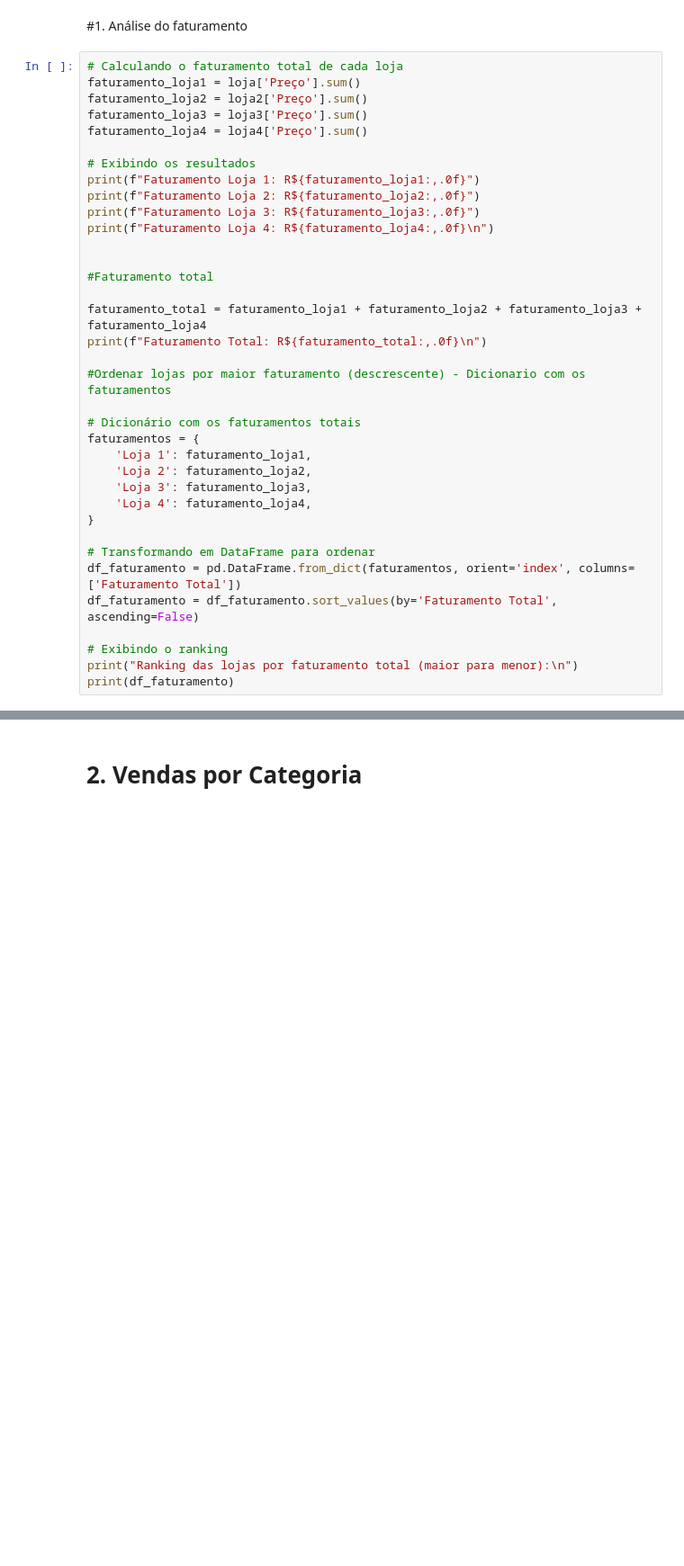
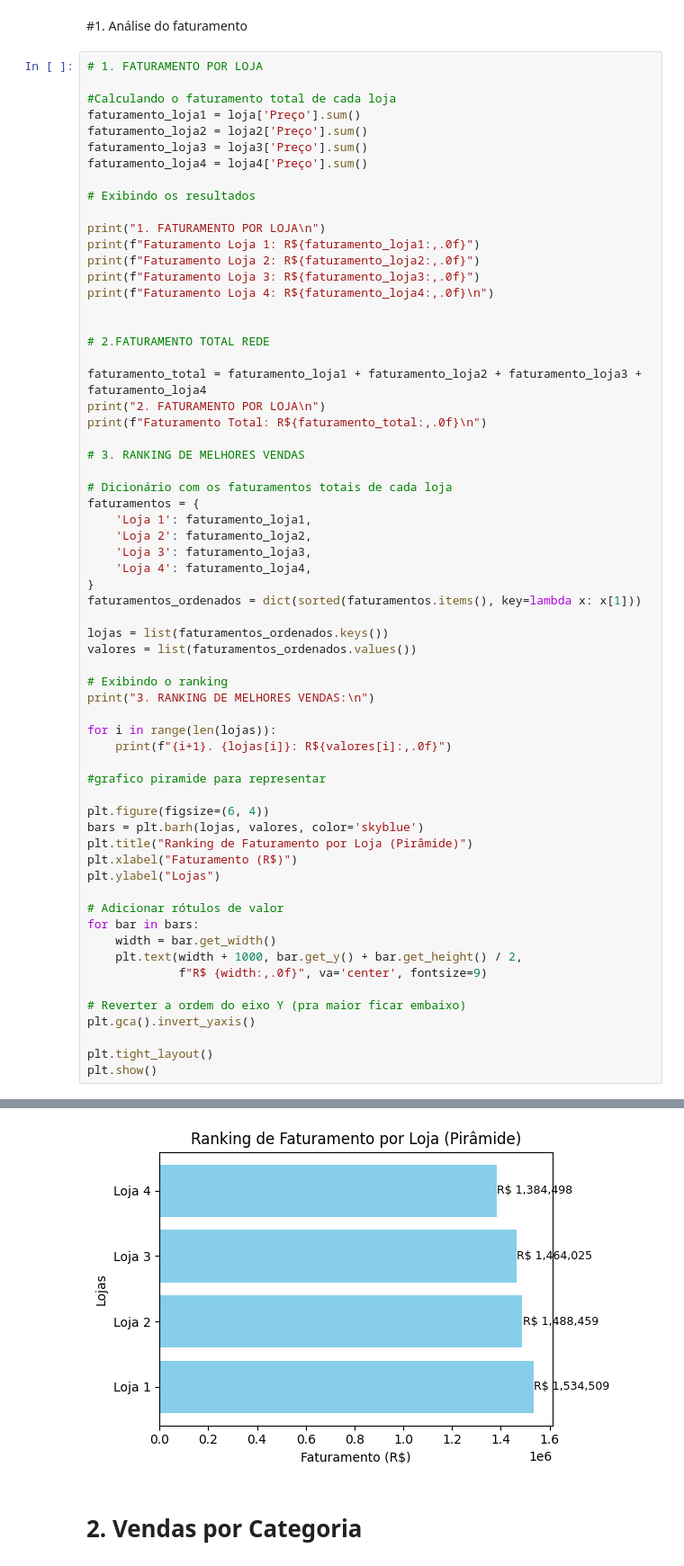
Before and after one commit to ccarlacabral/Chalenge1-Data-Science-Python, a Jupyter notebook: ChalengePython.ipynb, the cells around one changed output, grey strips where cells are left out. Shown at 90% size. Saved outputs shown, nothing was run; the diff lists cells and outputs as text; blank space fills up the shorter version.

Commit message:
ajustes e inclusao de graficos
finalizacao de calculos
revisao de codigo e formatacao
inclusao de graficos

```diff
--- a/ChalengePython.ipynb
+++ b/ChalengePython.ipynb
@@ -24,39 +24,66 @@ loja.head()
 # %% [markdown]
 #1. Análise do faturamento
 # %%
-# Calculando o faturamento total de cada loja
+# 1. FATURAMENTO POR LOJA
+
+#Calculando o faturamento total de cada loja
 faturamento_loja1 = loja['Preço'].sum()
 faturamento_loja2 = loja2['Preço'].sum()
 faturamento_loja3 = loja3['Preço'].sum()
 faturamento_loja4 = loja4['Preço'].sum()
 
 # Exibindo os resultados
+
+print("1. FATURAMENTO POR LOJA\n")
 print(f"Faturamento Loja 1: R${faturamento_loja1:,.0f}")
 print(f"Faturamento Loja 2: R${faturamento_loja2:,.0f}")
 print(f"Faturamento Loja 3: R${faturamento_loja3:,.0f}")
 print(f"Faturamento Loja 4: R${faturamento_loja4:,.0f}\n")
 
 
-#Faturamento total
+# 2.FATURAMENTO TOTAL REDE
 
 faturamento_total = faturamento_loja1 + faturamento_loja2 + faturamento_loja3 + faturamento_loja4
+print("2. FATURAMENTO POR LOJA\n")
 print(f"Faturamento Total: R${faturamento_total:,.0f}\n")
 
-#Ordenar lojas por maior faturamento (descrescente) - Dicionario com os faturamentos
+# 3. RANKING DE MELHORES VENDAS
 
-# Dicionário com os faturamentos totais
+# Dicionário com os faturamentos totais de cada loja
 faturamentos = {
     'Loja 1': faturamento_loja1,
     'Loja 2': faturamento_loja2,
     'Loja 3': faturamento_loja3,
     'Loja 4': faturamento_loja4,
 }
+faturamentos_ordenados = dict(sorted(faturamentos.items(), key=lambda x: x[1]))
 
-# Transformando em DataFrame para ordenar
-df_faturamento = pd.DataFrame.from_dict(faturamentos, orient='index', columns=['Faturamento Total'])
-df_faturamento = df_faturamento.sort_values(by='Faturamento Total', ascending=False)
+lojas = list(faturamentos_ordenados.keys())
+valores = list(faturamentos_ordenados.values())
 
 # Exibindo o ranking
-print("Ranking das lojas por faturamento total (maior para menor):\n")
-print(df_faturamento)
+print("3. RANKING DE MELHORES VENDAS:\n")
+
+for i in range(len(lojas)):
+    print(f"{i+1}. {lojas[i]}: R${valores[i]:,.0f}")
+
+#grafico piramide para representar
+
+plt.figure(figsize=(6, 4))
+bars = plt.barh(lojas, valores, color='skyblue')
+plt.title("Ranking de Faturamento por Loja (Pirâmide)")
+plt.xlabel("Faturamento (R$)")
+plt.ylabel("Lojas")
+
+# Adicionar rótulos de valor
+for bar in bars:
+    width = bar.get_width()
+    plt.text(width + 1000, bar.get_y() + bar.get_height() / 2,
+             f"R$ {width:,.0f}", va='center', fontsize=9)
+
+# Reverter a ordem do eixo Y (pra maior ficar embaixo)
+plt.gca().invert_yaxis()
+
+plt.tight_layout()
+plt.show()
 # %% [output]
@@ -77,3 +107,4 @@ Loja 4         1384497.58
+[figure, added]
 # %% [markdown]
 # 2. Vendas por Categoria
 # %%
```
Also changed, not shown: parts of 8 cells of this notebook.
